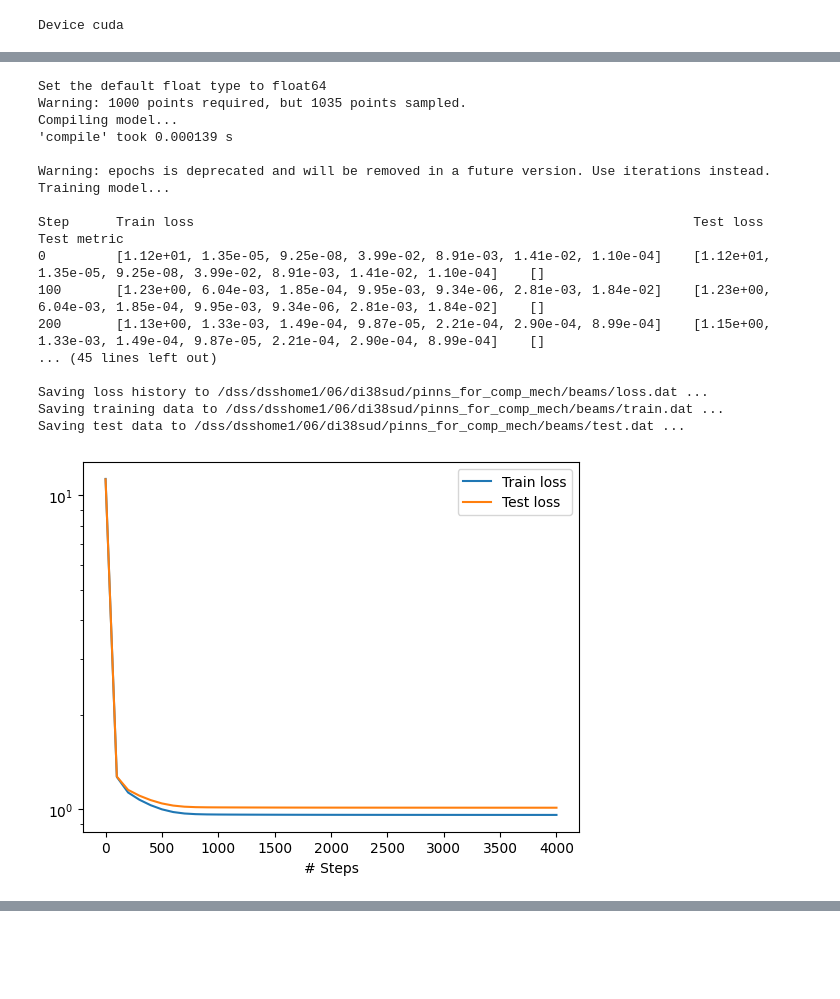
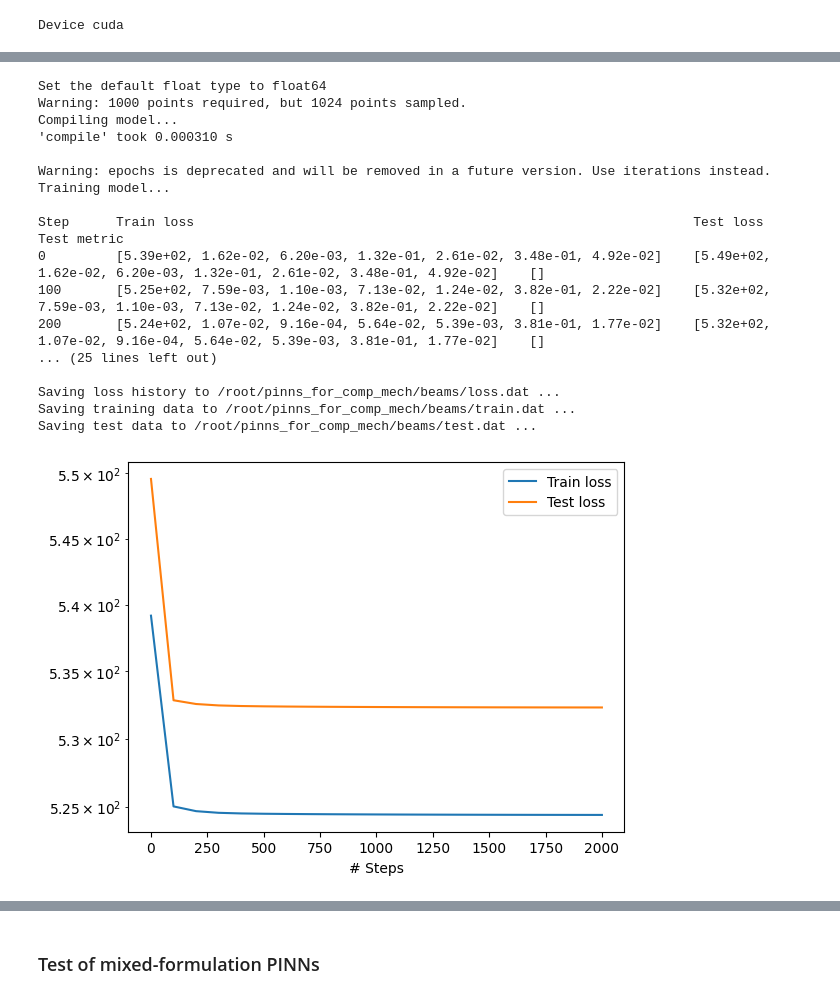
Before and after one commit to phfranz/pinns_for_comp_mech, a Jupyter notebook: beams/Euler_beam_notebook.ipynb, the cells around one changed output, grey strips where cells are left out. Saved outputs shown, nothing was run; the diff lists cells and outputs as text; code cells hidden in the pictures; blank space fills up the shorter version.

Commit message:
convergence for certain initial and boundary conditions
boundary conditions chosen similarly to 0.1109/TNNLS.2023.3310585

```diff
--- a/beams/Euler_beam_notebook.ipynb
+++ b/beams/Euler_beam_notebook.ipynb
@@ -39,8 +39,8 @@ def pde(x, y):
 
     # dw/dx^4 + dw/dt^2 - p(x,t) = 0
 
-    dy_xx = d_xx(x, y)
-    dy_xxxx = dde.grad.hessian(dy_xx, x)
+    dy_xx = dde.grad.hessian(y, x, j=0, i=0)
+    dy_xxxx = dde.grad.hessian(dy_xx, x, j=0, i=0)
     d_tt = dde.grad.hessian(y, x, i=1, j=1)
 
     return dy_xxxx + d_tt + p(x)
@@ -52,14 +52,16 @@ def p(x):
     x_t = x[:,1:2]
     x_s = x[:,0:1]
 
-    return -torch.matmul(torch.ones(x_s.size(dim=0),1),torch.transpose(torch.cos(torch.pi*x_t),0,1))
+    #return -torch.matmul(torch.ones(x_s.size(dim=0),1),torch.transpose(torch.cos(torch.pi*x_t),0,1))
+
+    return (1-16*torch.pi**2)*torch.sin(x_s)*torch.cos(x_t*4*torch.pi)
 # %%
 # define domain
 
 l_spatial = 0
-r_spatial = 1
+r_spatial = torch.pi
 l_time = 0
-r_time = 0.5
+r_time = 1
 
 L = 1
 
@@ -78,18 +80,18 @@ def boundary_r_space(x, on_boundary):
 
 
 bc1 = dde.DirichletBC(geomtime, lambda x: 0, boundary_l_space)
-bc2 = dde.OperatorBC(geomtime, lambda x, y, _: d_xx(x, y), boundary_l_space)
+bc2 = dde.OperatorBC(geomtime, lambda x, y, _: dde.grad.hessian(y, x, i=0, j=0), boundary_l_space)
 bc3 = dde.DirichletBC(geomtime, lambda x: 0, boundary_r_space)
-bc4 = dde.OperatorBC(geomtime, lambda x, y, _: d_xx(x, y), boundary_r_space)
+bc4 = dde.OperatorBC(geomtime, lambda x, y, _: dde.grad.hessian(y, x, i=0, j=0), boundary_r_space)
 
 # initial conditions
 
-ic1 = dde.IC(geomtime, lambda x: 0 , lambda _, on_initial: on_initial) #torch.sin(torch.pi*torch.from_numpy(x[:,0:1]).to(device))
-ic2 = dde.OperatorBC(
-        geomtime,
-        lambda x, y, _: dde.grad.jacobian(y, x, i=0, j=1),
-         lambda _, on_initial: on_initial
-    )
+def func(x):
+
+    return torch.sin(torch.from_numpy(x[:,0:1])).to(device)
+
+ic1 = dde.IC(geomtime, func , lambda _, on_initial: on_initial) #torch.sin(torch.pi*torch.from_numpy(x[:,0:1]).to(device))
+ic2 = dde.OperatorBC( geomtime, lambda x, y, _: dde.grad.jacobian(y, x, i=0, j=1), lambda _, on_initial: on_initial )
 # %%
 # create problem dataset & define model
 dde.config.set_default_float("float64")
@@ -160,7 +181,7 @@ def pde_new(x, y):
     dy_tt = dde.grad.hessian(y[:,0:1], x, i=1, j=1)
     dy_xx = dde.grad.hessian(y[:,0:1], x, i=0, j= 0)
 
-    return dy_xxxx + dy_tt - p(x) + dy_xx - y[:,1:2]
+    return dy_xxxx + dy_tt - p(x) + dy_xx - y[:,1:2] + dy_tt - y[:,2:3]
 
 bc5 = dde.DirichletBC(geomtime, lambda x, y: y[0,0:1], boundary_l_space)
 bc6 = dde.DirichletBC(geomtime, lambda x, y: y[0,1:2], boundary_l_space)
@@ -185,43 +206,43 @@ data_new = dde.data.TimePDE(
     [bc1, bc2, bc3, bc4, ic1, ic2],
     num_domain=3000,
     num_boundary=100,
     num_initial=100,
     #solution=sol,
     num_test=1000,
 )
 
-layer_size = [2] + [50] * 3 + [2]
+layer_size = [2] + [20] * 5 + [3]
 activation = "tanh"
 initializer = "Glorot uniform"
 net_new = dde.maps.FNN(layer_size, activation, initializer)
 
-lw = [10, 1, 1, 1, 1, 1, 1]
+lw = [1000, 1, 1, 1, 1, 1, 1]
 
 model_new = dde.Model(data_new, net_new)
 model_new.compile("adam", lr=0.0001, loss_weights=lw)
 
 #model_new.train(epochs=4000, display_every=100)
 #model_new.compile("L-BFGS", loss_weights=lw)
 
-losshistory, train_state = model_new.train(epochs=4000, display_every=100)
+losshistory, train_state = model_new.train(epochs=2000, display_every=100)
 
 dde.saveplot(losshistory, train_state, issave=True, isplot=True)
 # %% [output]
 Set the default float type to float64
-Warning: 1000 points required, but 1035 points sampled.
+Warning: 1000 points required, but 1024 points sampled.
 Compiling model...
-'compile' took 0.000139 s
+'compile' took 0.000310 s
 
 Warning: epochs is deprecated and will be removed in a future version. Use iterations instead.
 Training model...
 
 Step      Train loss                                                                Test loss                                                                 Test metric
-0         [1.12e+01, 1.35e-05, 9.25e-08, 3.99e-02, 8.91e-03, 1.41e-02, 1.10e-04]    [1.12e+01, 1.35e-05, 9.25e-08, 3.99e-02, 8.91e-03, 1.41e-02, 1.10e-04]    []
-100       [1.23e+00, 6.04e-03, 1.85e-04, 9.95e-03, 9.34e-06, 2.81e-03, 1.84e-02]    [1.23e+00, 6.04e-03, 1.85e-04, 9.95e-03, 9.34e-06, 2.81e-03, 1.84e-02]    []
-200       [1.13e+00, 1.33e-03, 1.49e-04, 9.87e-05, 2.21e-04, 2.90e-04, 8.99e-04]    [1.15e+00, 1.33e-03, 1.49e-04, 9.87e-05, 2.21e-04, 2.90e-04, 8.99e-04]    []
-... (45 lines left out)
+0         [5.39e+02, 1.62e-02, 6.20e-03, 1.32e-01, 2.61e-02, 3.48e-01, 4.92e-02]    [5.49e+02, 1.62e-02, 6.20e-03, 1.32e-01, 2.61e-02, 3.48e-01, 4.92e-02]    []
+100       [5.25e+02, 7.59e-03, 1.10e-03, 7.13e-02, 1.24e-02, 3.82e-01, 2.22e-02]    [5.32e+02, 7.59e-03, 1.10e-03, 7.13e-02, 1.24e-02, 3.82e-01, 2.22e-02]    []
+200       [5.24e+02, 1.07e-02, 9.16e-04, 5.64e-02, 5.39e-03, 3.81e-01, 1.77e-02]    [5.32e+02, 1.07e-02, 9.16e-04, 5.64e-02, 5.39e-03, 3.81e-01, 1.77e-02]    []
+... (25 lines left out)
 
-Saving loss history to /dss/dsshome1/06/di38sud/pinns_for_comp_mech/beams/loss.dat ...
-Saving training data to /dss/dsshome1/06/di38sud/pinns_for_comp_mech/beams/train.dat ...
-Saving test data to /dss/dsshome1/06/di38sud/pinns_for_comp_mech/beams/test.dat ...
+Saving loss history to /root/pinns_for_comp_mech/beams/loss.dat ...
+Saving training data to /root/pinns_for_comp_mech/beams/train.dat ...
+Saving test data to /root/pinns_for_comp_mech/beams/test.dat ...
-[figure, old version]
+[figure, new version]
@@ -229,0 +252,2 @@ Saving test data to /dss/dsshome1/06/di38sud/pinns_for_comp_mech/beams/test.dat
+# %% [markdown]
+### Test of mixed-formulation PINNs
```
Also changed, not shown: parts of 5 cells of this notebook.
